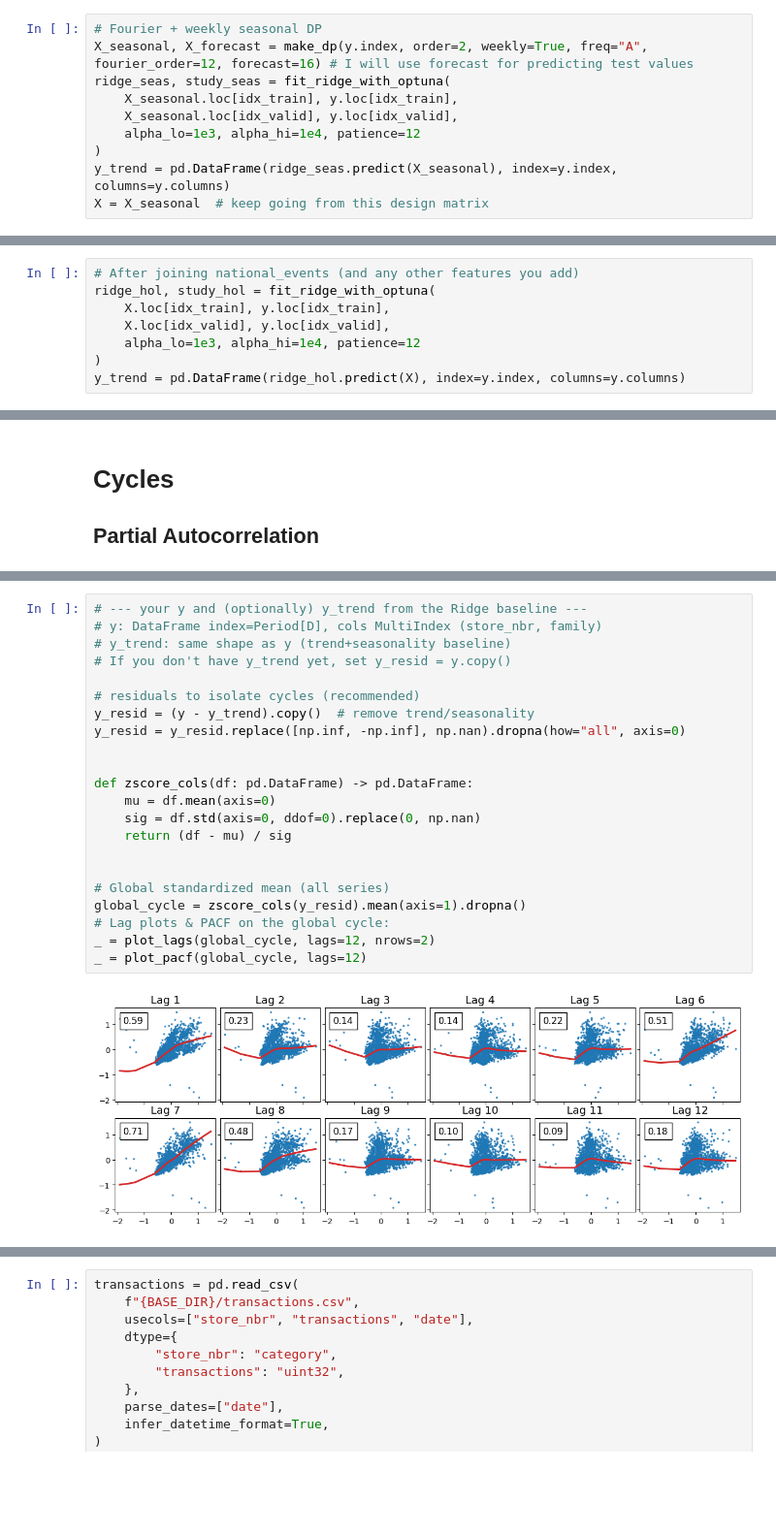
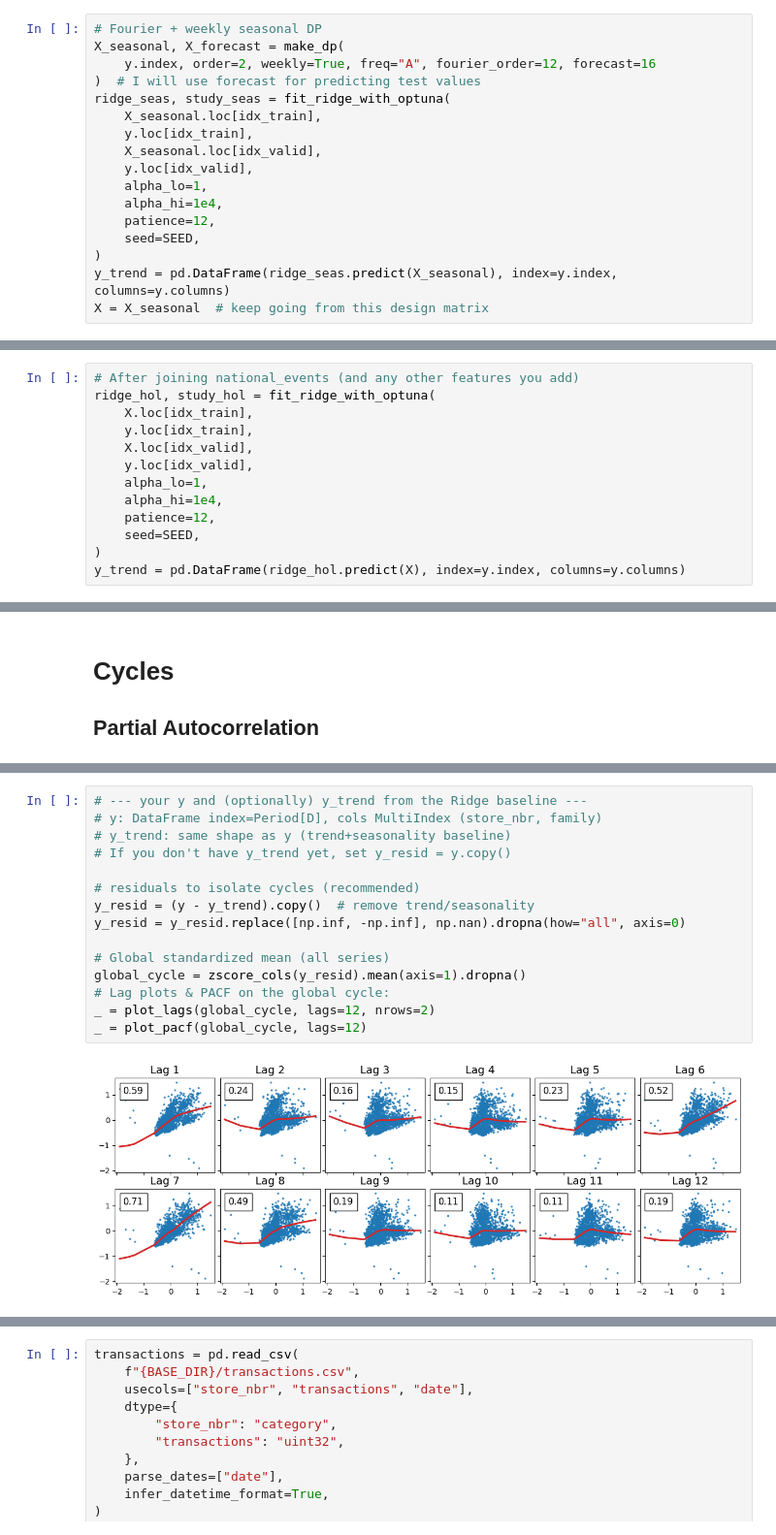
Before and after one commit to JamesFCoffey/ml-ds-techniques, a Jupyter notebook: notebooks/forecasting_store_sales.ipynb, the cells around one changed output, grey strips where cells are left out. Shown at 97% size. Drawn from its saved outputs; the diff is of its cells as text; blank space fills up the shorter version.

```diff
--- a/notebooks/forecasting_store_sales.ipynb
+++ b/notebooks/forecasting_store_sales.ipynb
@@ -377,11 +204,18 @@ plot_periodogram(resid_median, detrend="constant")
 ## Fit Trend and Seasonality
 # %%
 # Fourier + weekly seasonal DP
-X_seasonal, X_forecast = make_dp(y.index, order=2, weekly=True, freq="A", fourier_order=12, forecast=16) # I will use forecast for predicting test values
+X_seasonal, X_forecast = make_dp(
+    y.index, order=2, weekly=True, freq="A", fourier_order=12, forecast=16
+)  # I will use forecast for predicting test values
 ridge_seas, study_seas = fit_ridge_with_optuna(
-    X_seasonal.loc[idx_train], y.loc[idx_train],
-    X_seasonal.loc[idx_valid], y.loc[idx_valid],
-    alpha_lo=1e3, alpha_hi=1e4, patience=12
+    X_seasonal.loc[idx_train],
+    y.loc[idx_train],
+    X_seasonal.loc[idx_valid],
+    y.loc[idx_valid],
+    alpha_lo=1,
+    alpha_hi=1e4,
+    patience=12,
+    seed=SEED,
 )
 y_trend = pd.DataFrame(ridge_seas.predict(X_seasonal), index=y.index, columns=y.columns)
 X = X_seasonal  # keep going from this design matrix
@@ -570,9 +438,14 @@ X = X.join(national_events, how='left').fillna(0.0)
 # %%
 # After joining national_events (and any other features you add)
 ridge_hol, study_hol = fit_ridge_with_optuna(
-    X.loc[idx_train], y.loc[idx_train],
-    X.loc[idx_valid], y.loc[idx_valid],
-    alpha_lo=1e3, alpha_hi=1e4, patience=12
+    X.loc[idx_train],
+    y.loc[idx_train],
+    X.loc[idx_valid],
+    y.loc[idx_valid],
+    alpha_lo=1,
+    alpha_hi=1e4,
+    patience=12,
+    seed=SEED,
 )
 y_trend = pd.DataFrame(ridge_hol.predict(X), index=y.index, columns=y.columns)
 # %% [output]
@@ -685,27 +502,20 @@ def plot_lags(x, y=None, lags=6, nrows=1, lagplot_kwargs={}, **kwargs):
 # %%
 # --- your y and (optionally) y_trend from the Ridge baseline ---
 # y: DataFrame index=Period[D], cols MultiIndex (store_nbr, family)
 # y_trend: same shape as y (trend+seasonality baseline)
 # If you don't have y_trend yet, set y_resid = y.copy()
 
 # residuals to isolate cycles (recommended)
 y_resid = (y - y_trend).copy()  # remove trend/seasonality
 y_resid = y_resid.replace([np.inf, -np.inf], np.nan).dropna(how="all", axis=0)
 
-
-def zscore_cols(df: pd.DataFrame) -> pd.DataFrame:
-    mu = df.mean(axis=0)
-    sig = df.std(axis=0, ddof=0).replace(0, np.nan)
-    return (df - mu) / sig
-
-
 # Global standardized mean (all series)
 global_cycle = zscore_cols(y_resid).mean(axis=1).dropna()
 # Lag plots & PACF on the global cycle:
 _ = plot_lags(global_cycle, lags=12, nrows=2)
 _ = plot_pacf(global_cycle, lags=12)
 # %% [output]
-[figure, old version]
+[figure, new version]
 [figure]
 # %%
 oil = pd.read_csv(
```
Also changed, not shown: parts of 67 cells of this notebook, 9 other files.
